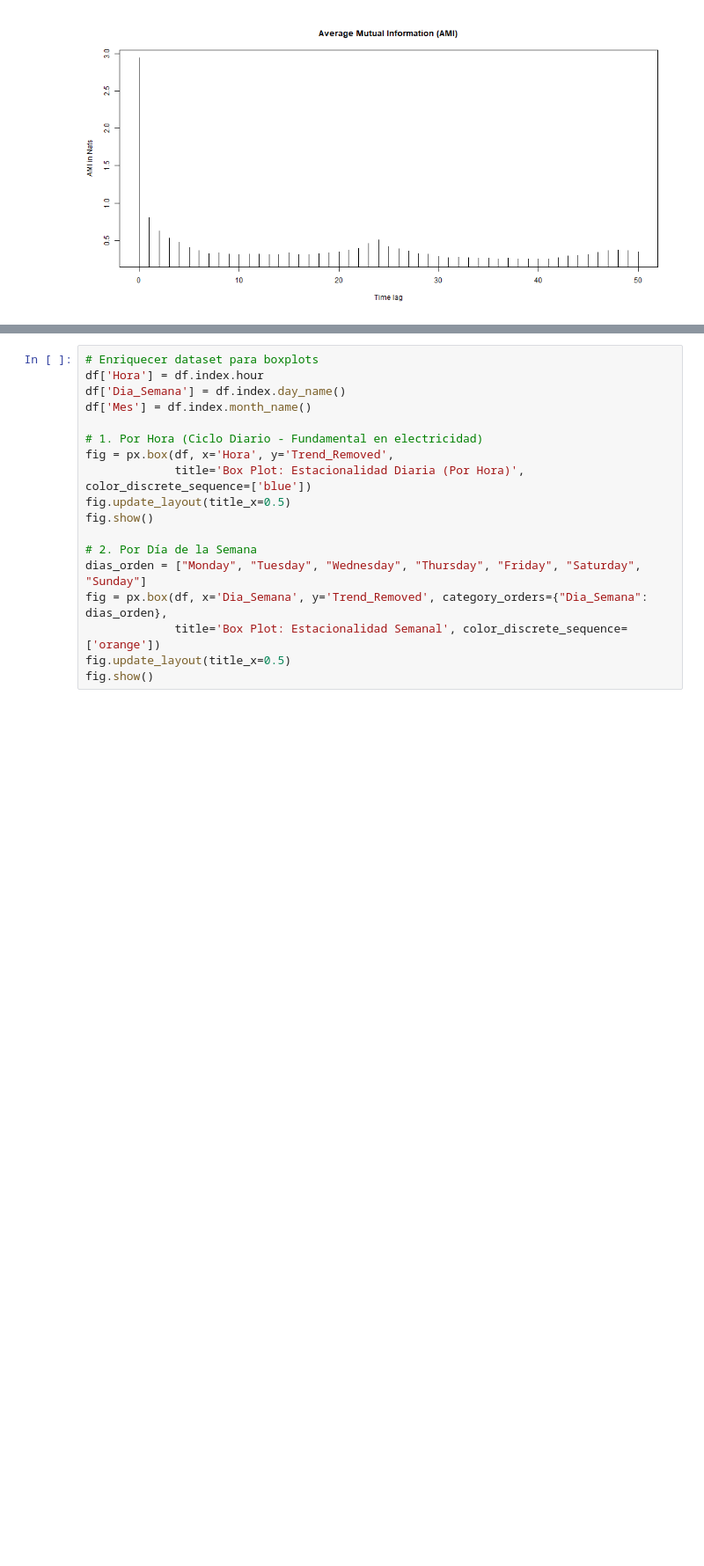
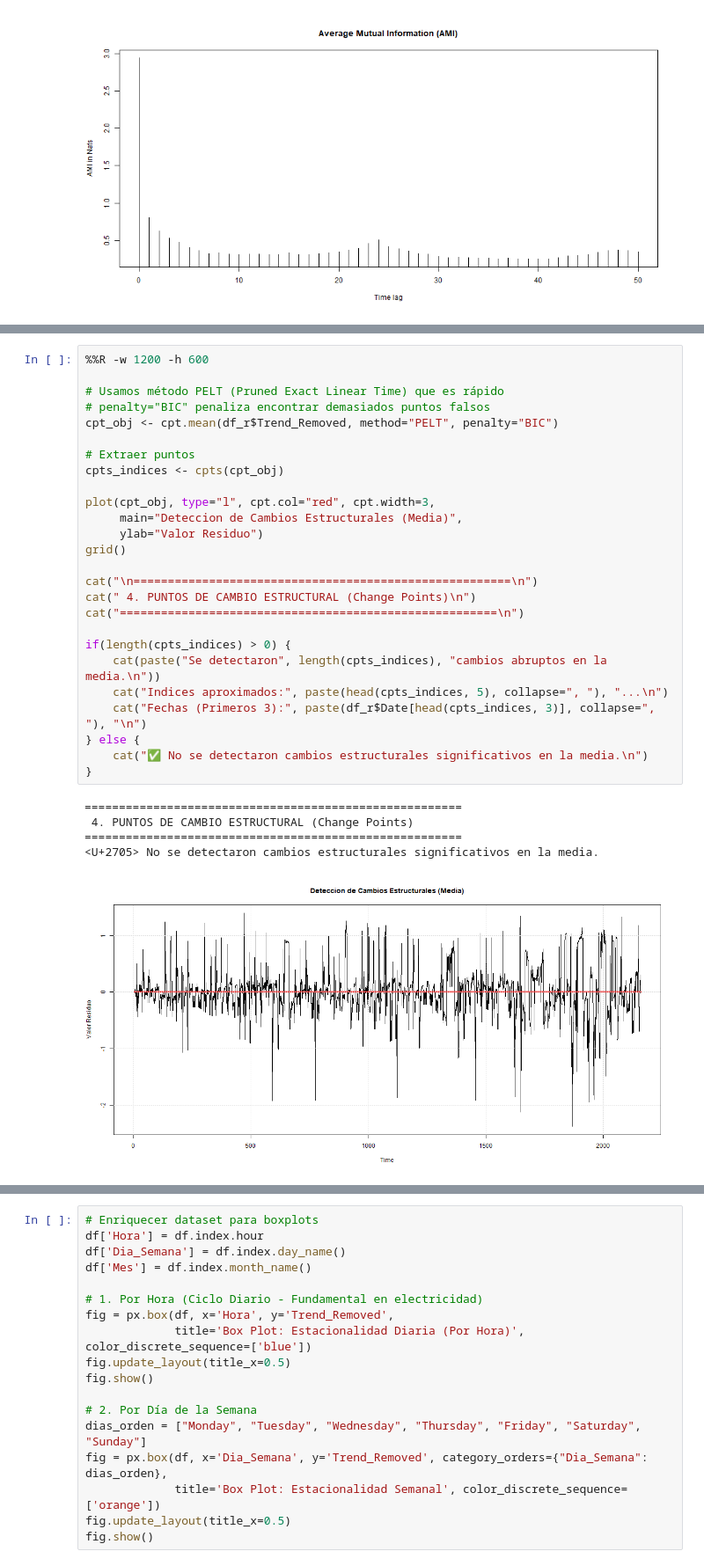
Before and after one commit to Plealm/Prediccion_Probabilistica, a Jupyter notebook: codigo_final_organizado/Aplicaciones/Aplicaciones_con_analisis/electricity_analisis.ipynb, the cells around one changed output, grey strips where cells are left out. Shown at 88% size. Cells and saved outputs as stored; diff of their text form; blank space fills up the shorter version.

```diff
--- a/codigo_final_organizado/Aplicaciones/Aplicaciones_con_analisis/electricity_analisis.ipynb
+++ b/codigo_final_organizado/Aplicaciones/Aplicaciones_con_analisis/electricity_analisis.ipynb
@@ -335,0 +855,32 @@ mi <- mutualInformation(df_r$Trend_Removed, lag.max = 50, n.partitions = 50,
+# %%
+%%R -w 1200 -h 600
+
+# Usamos método PELT (Pruned Exact Linear Time) que es rápido
+# penalty="BIC" penaliza encontrar demasiados puntos falsos
+cpt_obj <- cpt.mean(df_r$Trend_Removed, method="PELT", penalty="BIC")
+
+# Extraer puntos
+cpts_indices <- cpts(cpt_obj)
+
+plot(cpt_obj, type="l", cpt.col="red", cpt.width=3,
+     main="Deteccion de Cambios Estructurales (Media)",
+     ylab="Valor Residuo")
+grid()
+
+cat("\n=======================================================\n")
+cat(" 4. PUNTOS DE CAMBIO ESTRUCTURAL (Change Points)\n")
+cat("=======================================================\n")
+
+if(length(cpts_indices) > 0) {
+    cat(paste("Se detectaron", length(cpts_indices), "cambios abruptos en la media.\n"))
+    cat("Indices aproximados:", paste(head(cpts_indices, 5), collapse=", "), "...\n")
+    cat("Fechas (Primeros 3):", paste(df_r$Date[head(cpts_indices, 3)], collapse=", "), "\n")
+} else {
+    cat("✅ No se detectaron cambios estructurales significativos en la media.\n")
+}
+# %% [output]
+=======================================================
+ 4. PUNTOS DE CAMBIO ESTRUCTURAL (Change Points)
+=======================================================
+<U+2705> No se detectaron cambios estructurales significativos en la media.
+[figure, added]
```
Also changed, not shown: parts of 8 cells of this notebook.
